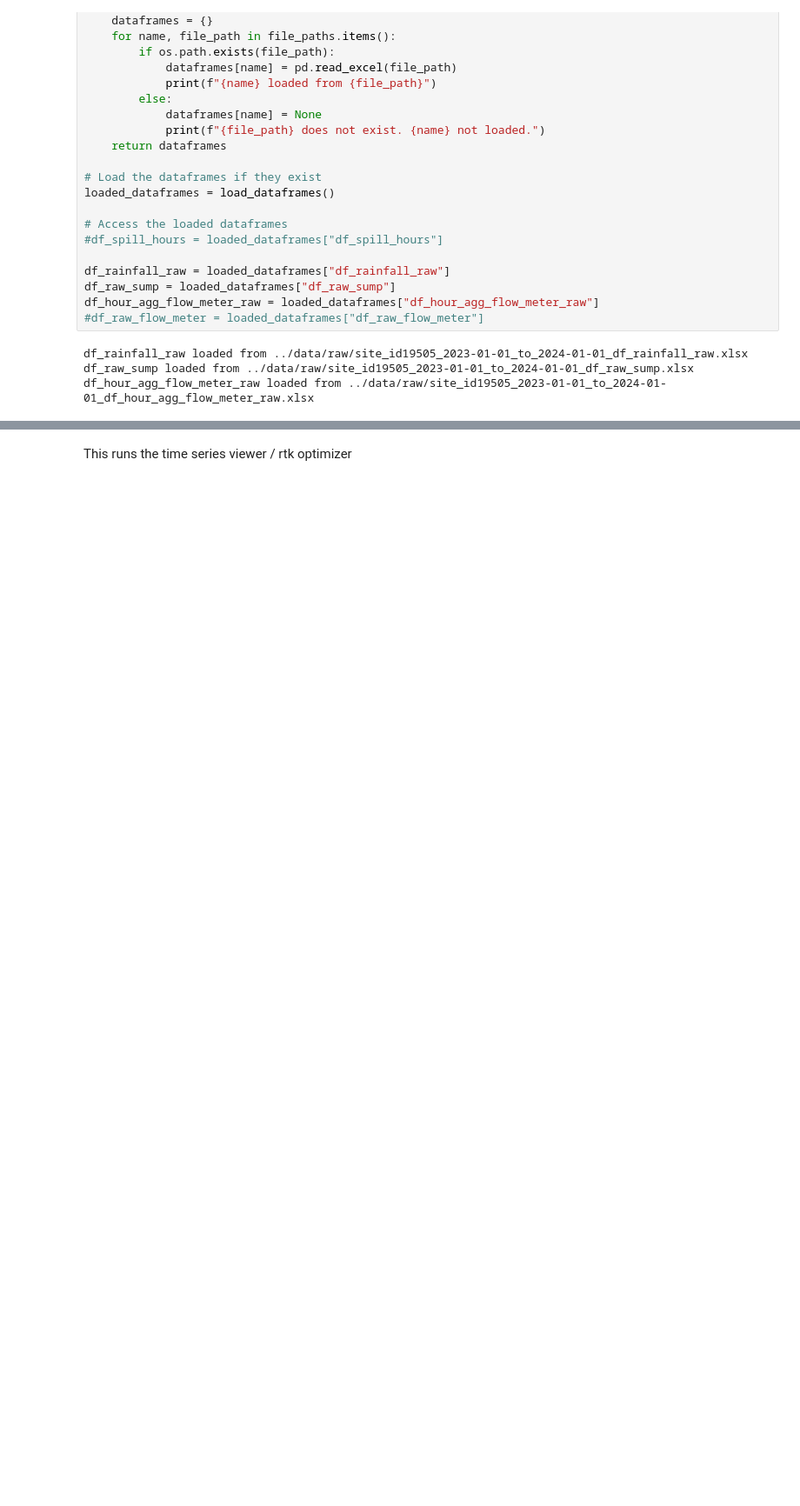
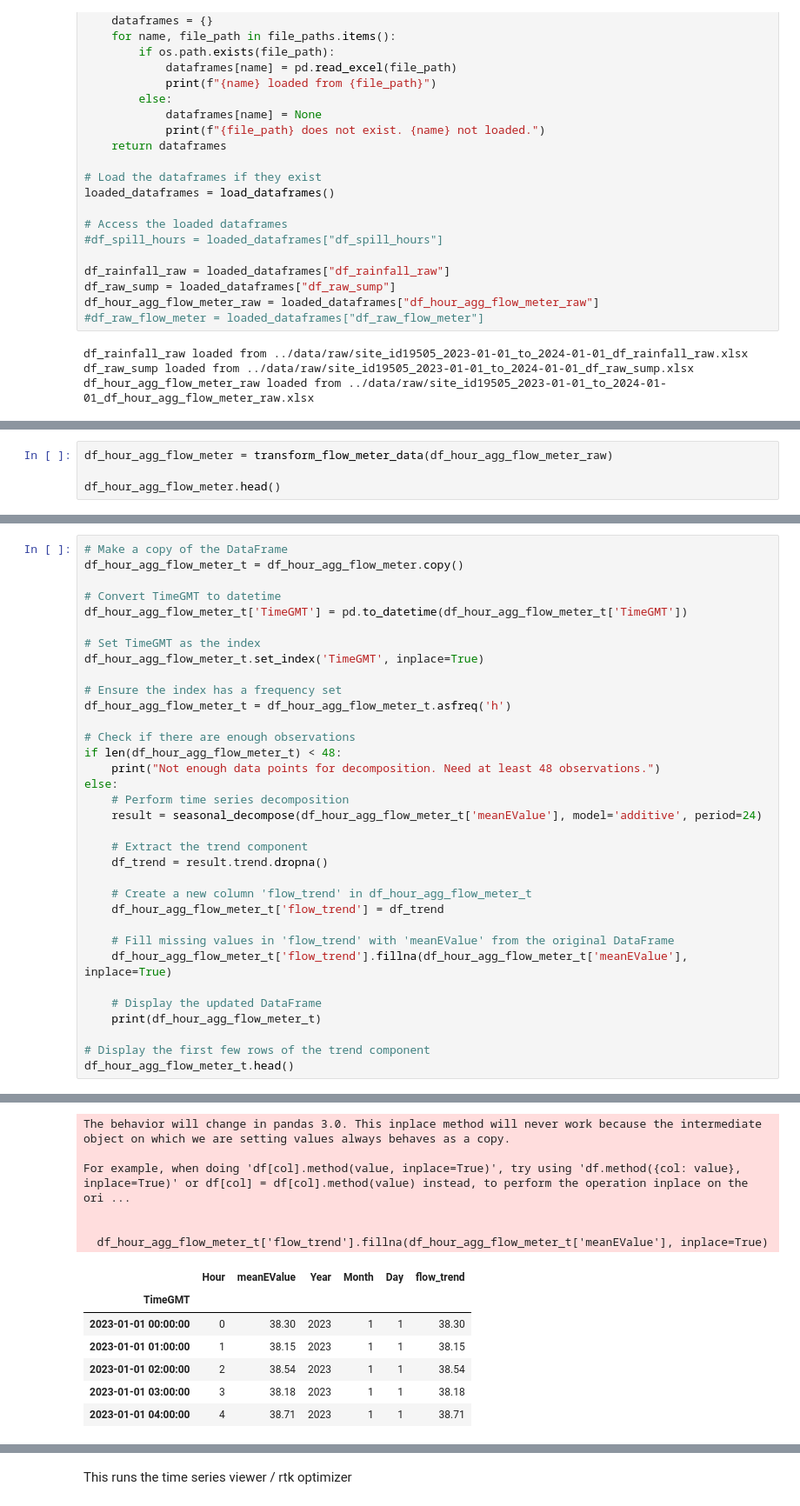
Before and after one commit to McGinty666/WWDS-project, a Jupyter notebook: scripts/main_demo.ipynb, the cells around one changed output, grey strips where cells are left out. Shown at 87% size. Saved outputs shown, nothing was run; the diff lists cells and outputs as text; blank space fills up the shorter version.

Commit message:
Seasonal decomposition works and can be viewed, but needs to be introduced to the functionality of the calibrator

```diff
--- a/scripts/main_demo.ipynb
+++ b/scripts/main_demo.ipynb
@@ -131,0 +142,4 @@ df_hour_agg_flow_meter_raw loaded from ../data/raw/site_id19505_2023-01-01_to_20
+# %%
+df_hour_agg_flow_meter = transform_flow_meter_data(df_hour_agg_flow_meter_raw)
+
+df_hour_agg_flow_meter.head()
@@ -131,0 +206,35 @@ df_hour_agg_flow_meter_raw loaded from ../data/raw/site_id19505_2023-01-01_to_20
+# %%
+# Make a copy of the DataFrame
+df_hour_agg_flow_meter_t = df_hour_agg_flow_meter.copy()
+
+# Convert TimeGMT to datetime
+df_hour_agg_flow_meter_t['TimeGMT'] = pd.to_datetime(df_hour_agg_flow_meter_t['TimeGMT'])
+
+# Set TimeGMT as the index
+df_hour_agg_flow_meter_t.set_index('TimeGMT', inplace=True)
+
+# Ensure the index has a frequency set
+df_hour_agg_flow_meter_t = df_hour_agg_flow_meter_t.asfreq('h')
+
+# Check if there are enough observations
+if len(df_hour_agg_flow_meter_t) < 48:
+    print("Not enough data points for decomposition. Need at least 48 observations.")
+else:
+    # Perform time series decomposition
+    result = seasonal_decompose(df_hour_agg_flow_meter_t['meanEValue'], model='additive', period=24)
+
+    # Extract the trend component
+    df_trend = result.trend.dropna()
+
+    # Create a new column 'flow_trend' in df_hour_agg_flow_meter_t
+    df_hour_agg_flow_meter_t['flow_trend'] = df_trend
+
+    # Fill missing values in 'flow_trend' with 'meanEValue' from the original DataFrame
+    df_hour_agg_flow_meter_t['flow_trend'].fillna(df_hour_agg_flow_meter_t['meanEValue'], inplace=True)
+
+    # Display the updated DataFrame
+    print(df_hour_agg_flow_meter_t)
+
+# Display the first few rows of the trend component
+df_hour_agg_flow_meter_t.head()
+# %% [output]
@@ -131,0 +256,13 @@ df_hour_agg_flow_meter_raw loaded from ../data/raw/site_id19505_2023-01-01_to_20
+The behavior will change in pandas 3.0. This inplace method will never work because the intermediate object on which we are setting values always behaves as a copy.
+
+For example, when doing 'df[col].method(value, inplace=True)', try using 'df.method({col: value}, inplace=True)' or df[col] = df[col].method(value) instead, to perform the operation inplace on the ori ...
+
+
+  df_hour_agg_flow_meter_t['flow_trend'].fillna(df_hour_agg_flow_meter_t['meanEValue'], inplace=True)
+|  | Hour | meanEValue | Year | Month | Day | flow_trend |
+| TimeGMT |  |  |  |  |  |  |
+| 2023-01-01 00:00:00 | 0 | 38.30 | 2023 | 1 | 1 | 38.30 |
+| 2023-01-01 01:00:00 | 1 | 38.15 | 2023 | 1 | 1 | 38.15 |
+| 2023-01-01 02:00:00 | 2 | 38.54 | 2023 | 1 | 1 | 38.54 |
+| 2023-01-01 03:00:00 | 3 | 38.18 | 2023 | 1 | 1 | 38.18 |
+| 2023-01-01 04:00:00 | 4 | 38.71 | 2023 | 1 | 1 | 38.71 |
```
Also changed, not shown: parts of 15 cells of this notebook, 3 other files.
